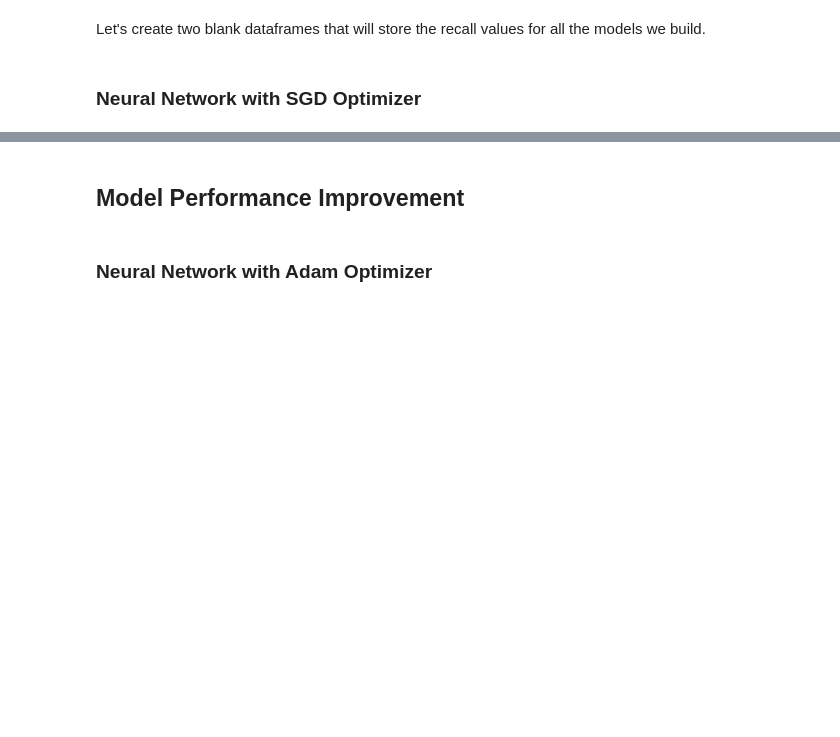
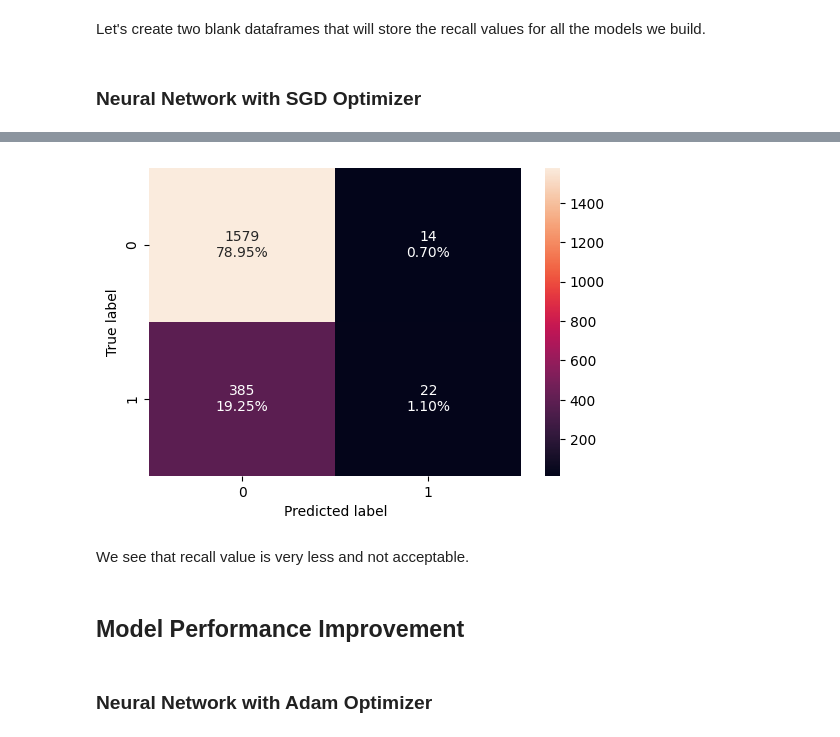
Before and after one commit to nirajguru/machine-learning-projects, a Jupyter notebook: bank-churn/notebook/Bank_Churn_Proj7_Niraj.ipynb, the cells around one changed output, grey strips where cells are left out. Saved outputs shown, nothing was run; the diff lists cells and outputs as text; code cells hidden in the pictures; blank space fills up the shorter version.

```diff
--- a/bank-churn/notebook/Bank_Churn_Proj7_Niraj.ipynb
+++ b/bank-churn/notebook/Bank_Churn_Proj7_Niraj.ipynb
@@ -665,0 +765,5 @@ valid_metric_df = pd.DataFrame(columns=["recall"])
+# %%
+#Predicting the results using best as a threshold
+y_val_pred = model_0.predict(X_val)
+y_val_pred = (y_val_pred > 0.5)
+y_val_pred
@@ -666,3 +819,10 @@ valid_metric_df = pd.DataFrame(columns=["recall"])
+# %%
+# Confusion matrix on validation data
+make_confusion_matrix(y_val, y_val_pred)
+# %% [output]
+[figure, added]
+# %% [markdown]
+We see that recall value is very less and not acceptable.
 # %% [markdown]
 ## Model Performance Improvement
 # %% [markdown]
```
Also changed, not shown: parts of 132 cells of this notebook.
